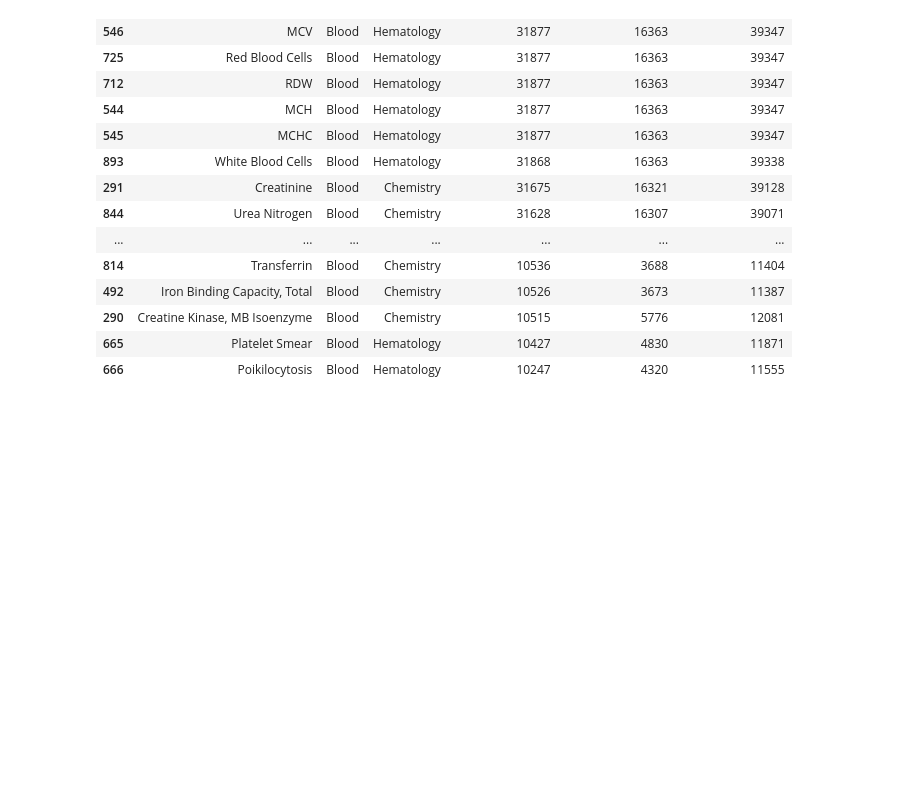
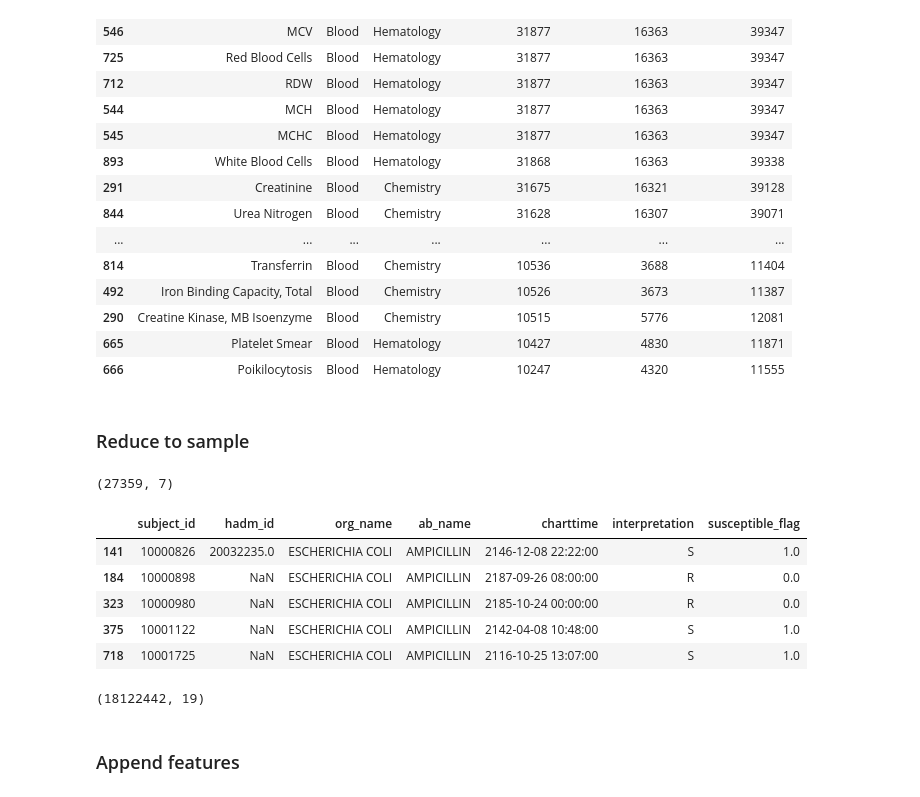
Before and after one commit to Jas-Dinh/resist.ai, a Jupyter notebook: MIMIC-IV_Data_Processing.ipynb, the cells around one changed output. Cells and saved outputs as stored; diff of their text form; code cells hidden in the pictures; blank space fills up the shorter version.

```diff
--- a/MIMIC-IV_Data_Processing.ipynb
+++ b/MIMIC-IV_Data_Processing.ipynb
@@ -457,3 +457,5 @@ distinct_counts.head(100)
 | 290 | Creatine Kinase, MB Isoenzyme | Blood | Chemistry | 10515 | 5776 | 12081 |
 | 665 | Platelet Smear | Blood | Hematology | 10427 | 4830 | 11871 |
 | 666 | Poikilocytosis | Blood | Hematology | 10247 | 4320 | 11555 |
+# %% [markdown]
+### Reduce to sample
@@ -459,0 +464,30 @@ distinct_counts.head(100)
+# %%
+# Reduce to Ecoli sample with ampicilin
+ecoli_targets = final_microbiology_df[final_microbiology_df['org_name']=='ESCHERICHIA COLI']
+ecoli_targets = ecoli_targets[ecoli_targets['ab_name']=='AMPICILLIN']
+print(ecoli_targets.shape)
+ecoli_targets.head()
+# %% [output]
+(27359, 7)
+|  | subject_id | hadm_id | org_name | ab_name | charttime | interpretation | susceptible_flag |
+| 141 | 10000826 | 20032235.0 | ESCHERICHIA COLI | AMPICILLIN | 2146-12-08 22:22:00 | S | 1.0 |
+| 184 | 10000898 | NaN | ESCHERICHIA COLI | AMPICILLIN | 2187-09-26 08:00:00 | R | 0.0 |
+| 323 | 10000980 | NaN | ESCHERICHIA COLI | AMPICILLIN | 2185-10-24 00:00:00 | R | 0.0 |
+| 375 | 10001122 | NaN | ESCHERICHIA COLI | AMPICILLIN | 2142-04-08 10:48:00 | S | 1.0 |
+| 718 | 10001725 | NaN | ESCHERICHIA COLI | AMPICILLIN | 2116-10-25 13:07:00 | S | 1.0 |
+# %%
+# Reduce labevents
+# Set index for faster lookups
+labevents_df = labevents_df.set_index(['subject_id','hadm_id'])
+
+# Filter only valid (subject_id, hadm_id) pairs
+ecoli_ampicilin_labevents_df = labevents_df.loc[
+    labevents_df.index.intersection(ecoli_targets.set_index(['subject_id', 'hadm_id']).index)
+].reset_index()
+
+# Check shape
+ecoli_ampicilin_labevents_df.shape
+# %% [output]
+(18122442, 19)
+# %% [markdown]
+### Append features
```
Also changed, not shown: parts of 6 cells of this notebook.
